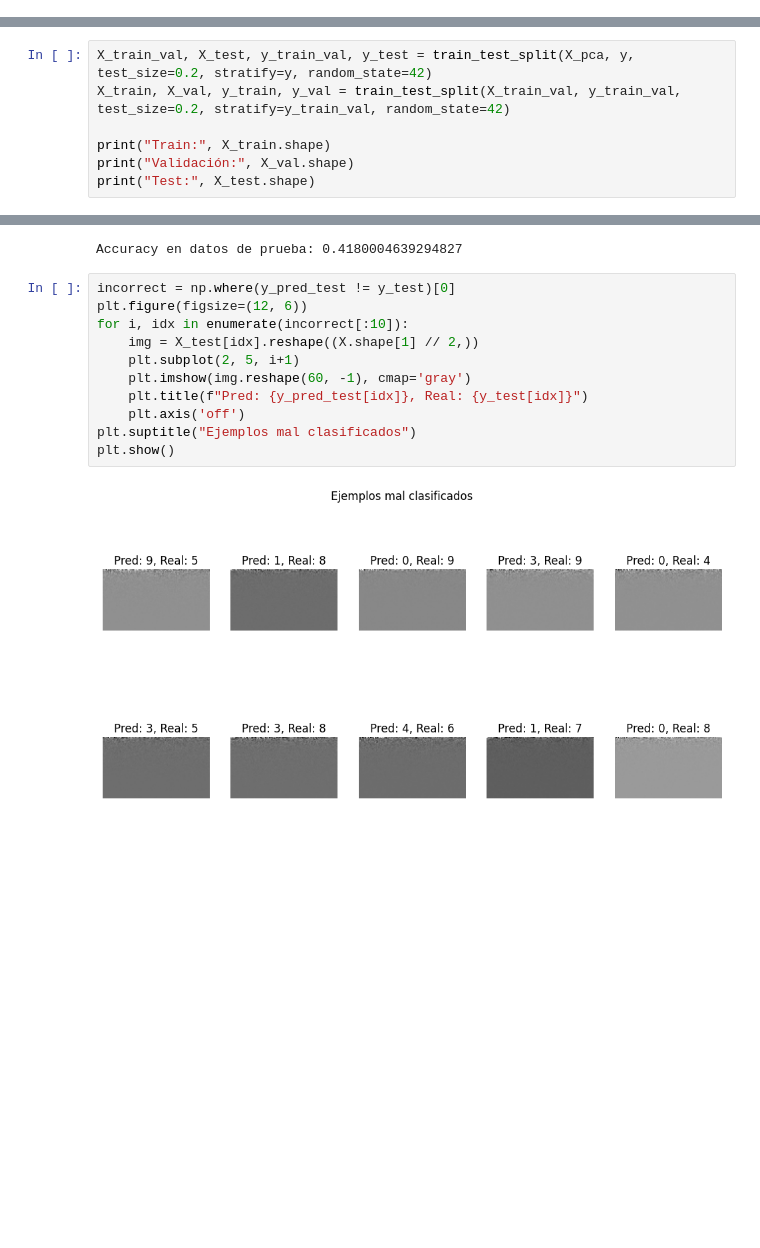
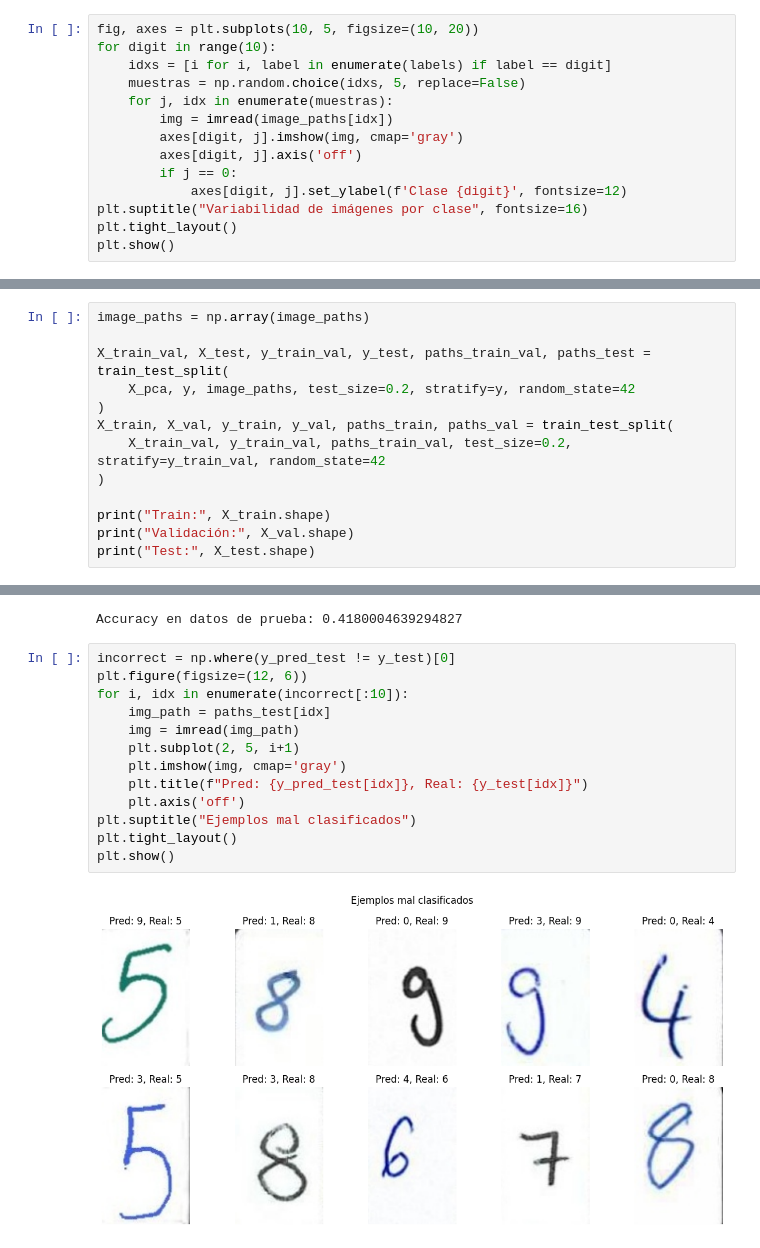
Before and after one commit to anuarthr/digits-classification-ML, a Jupyter notebook: clasificacion_digitos.ipynb, the cells around one changed output, grey strips where cells are left out. Drawn from its saved outputs; the diff is of its cells as text; blank space fills up the shorter version.

Commit message:
update to markdowns and graphics

```diff
--- a/clasificacion_digitos.ipynb
+++ b/clasificacion_digitos.ipynb
@@ -56,3 +70,17 @@ plt.tight_layout()
 plt.show()
 # %% [output]
 [figure]
+# %%
+fig, axes = plt.subplots(10, 5, figsize=(10, 20))
+for digit in range(10):
+    idxs = [i for i, label in enumerate(labels) if label == digit]
+    muestras = np.random.choice(idxs, 5, replace=False)
+    for j, idx in enumerate(muestras):
+        img = imread(image_paths[idx])
+        axes[digit, j].imshow(img, cmap='gray')
+        axes[digit, j].axis('off')
+        if j == 0:
+            axes[digit, j].set_ylabel(f'Clase {digit}', fontsize=12)
+plt.suptitle("Variabilidad de imágenes por clase", fontsize=16)
+plt.tight_layout()
+plt.show()
@@ -112,8 +162,14 @@ plt.show()
 # %% [output]
 [figure]
 # %%
-X_train_val, X_test, y_train_val, y_test = train_test_split(X_pca, y, test_size=0.2, stratify=y, random_state=42)
-X_train, X_val, y_train, y_val = train_test_split(X_train_val, y_train_val, test_size=0.2, stratify=y_train_val, random_state=42)
+image_paths = np.array(image_paths)
+
+X_train_val, X_test, y_train_val, y_test, paths_train_val, paths_test = train_test_split(
+    X_pca, y, image_paths, test_size=0.2, stratify=y, random_state=42
+)
+X_train, X_val, y_train, y_val, paths_train, paths_val = train_test_split(
+    X_train_val, y_train_val, paths_train_val, test_size=0.2, stratify=y_train_val, random_state=42
+)
 
 print("Train:", X_train.shape)
 print("Validación:", X_val.shape)
@@ -246,13 +314,15 @@ Accuracy en datos de prueba: 0.4180004639294827
 # %%
 incorrect = np.where(y_pred_test != y_test)[0]
 plt.figure(figsize=(12, 6))
 for i, idx in enumerate(incorrect[:10]):
-    img = X_test[idx].reshape((X.shape[1] // 2,))
+    img_path = paths_test[idx]
+    img = imread(img_path)
     plt.subplot(2, 5, i+1)
-    plt.imshow(img.reshape(60, -1), cmap='gray')
+    plt.imshow(img, cmap='gray')
     plt.title(f"Pred: {y_pred_test[idx]}, Real: {y_test[idx]}")
     plt.axis('off')
 plt.suptitle("Ejemplos mal clasificados")
+plt.tight_layout()
 plt.show()
 # %% [output]
-[figure, old version]
+[figure, new version]
```
Also changed, not shown: parts of 7 cells of this notebook.
